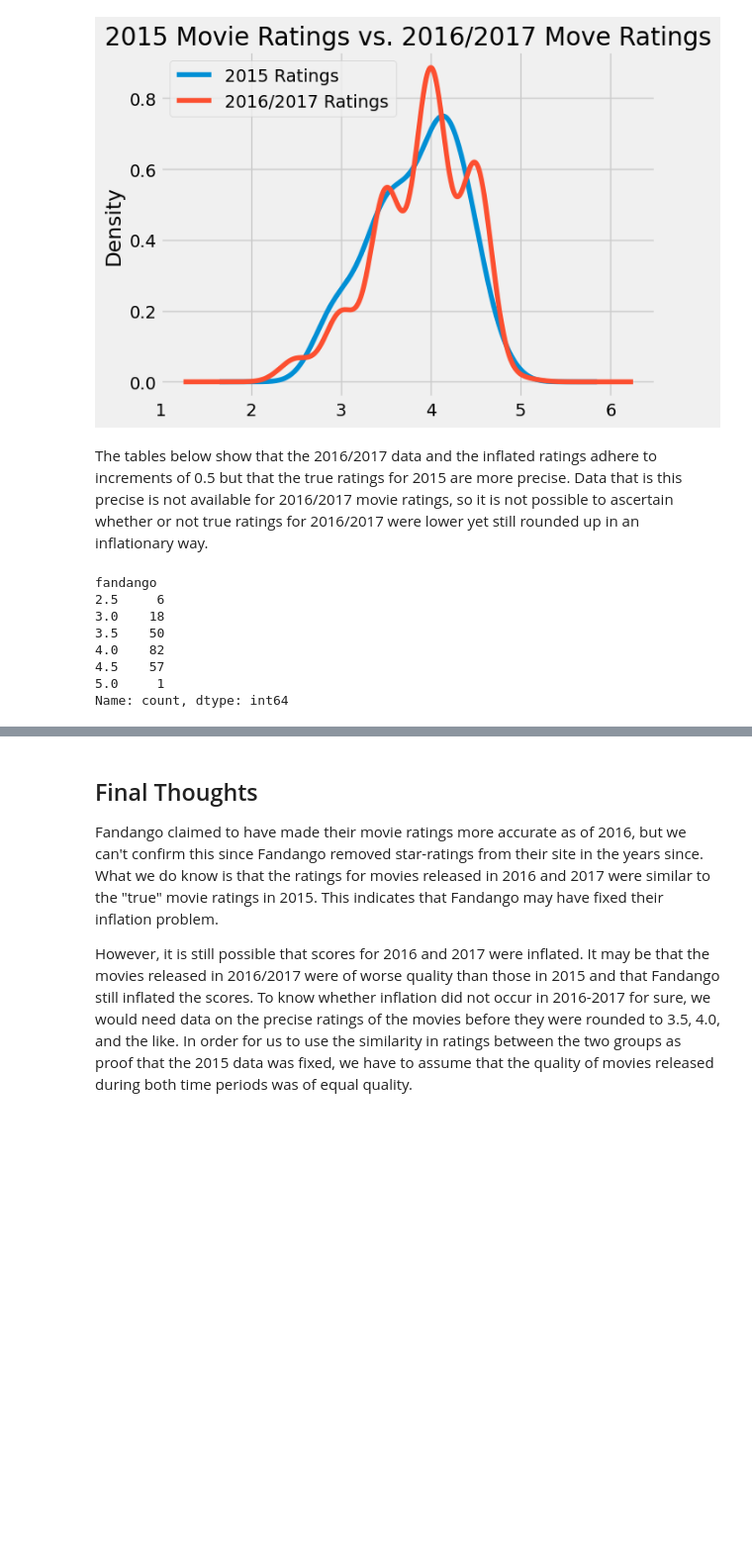
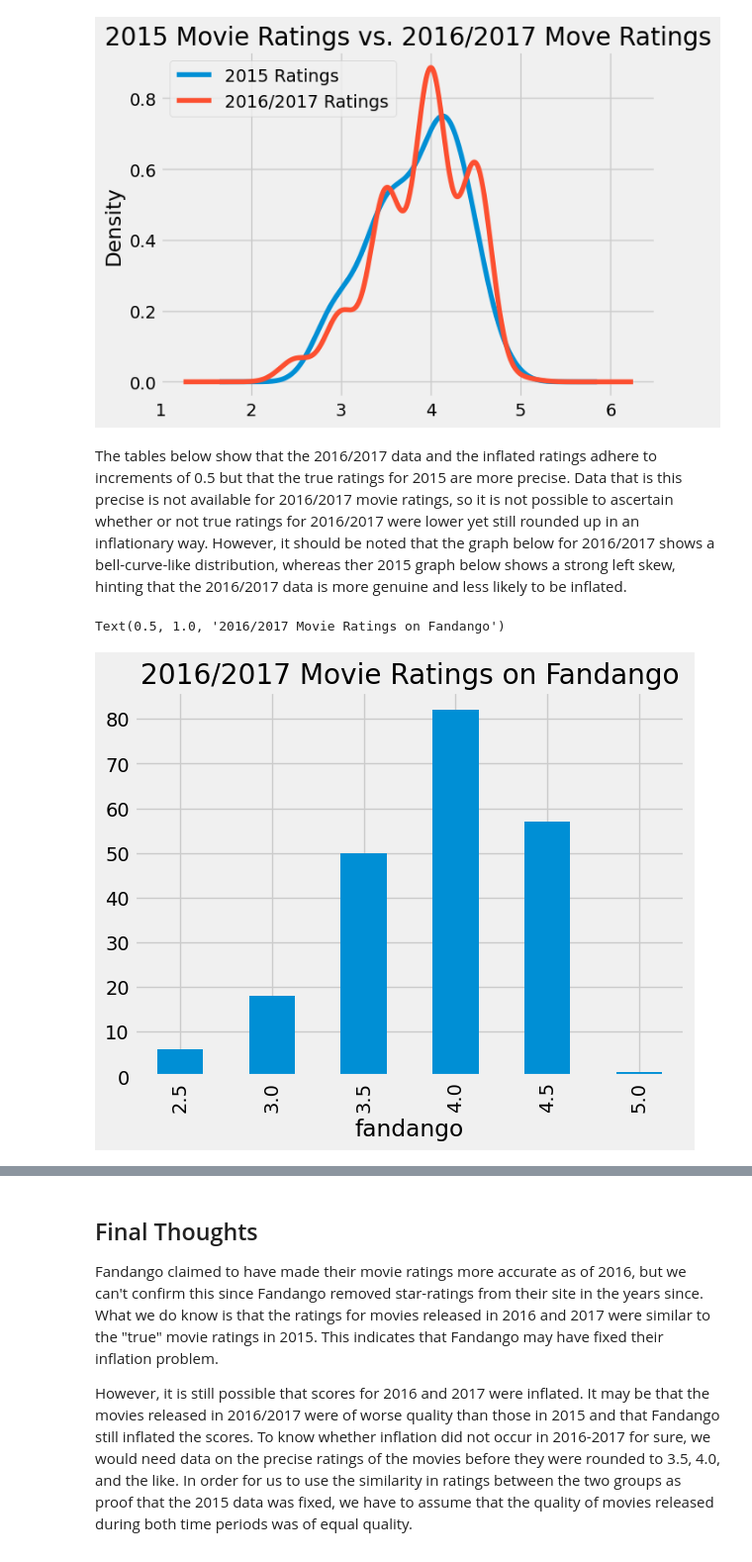
Before and after one commit to aero-man/fandango-movie-ratings, a Jupyter notebook: Fandango_Movie_Rating_Inflation.ipynb, the cells around one changed output, grey strips where cells are left out. Shown at 99% size. Saved outputs shown, nothing was run; the diff lists cells and outputs as text; code cells hidden in the pictures; blank space fills up the shorter version.

Commit message:
More graphs, clarification in docs

```diff
--- a/Fandango_Movie_Rating_Inflation.ipynb
+++ b/Fandango_Movie_Rating_Inflation.ipynb
@@ -64,7 +64,7 @@ After FiveThirtyEight published their findings that Fandango was inflating score
 
 An analysis on movie rating data from 2016 and 2017 shows that **they likely did**.
 # %%
-fandango_2016 = pd.read_csv('fandango_movie_ratings/movie_ratings_16_17.csv')
+fandango_2016 = pd.read_csv('data/movie_ratings_16_17.csv')
 # %% [markdown]
 Comparing 2015 movie ratings to 2016/2017 movie ratings, we see that **the scores are overall lower in 2016/2017**. What's more is that they're lower by about 0.5, the **same amount of bias** that we saw in 2015's inflated scores.
 # %%
@@ -86,16 +86,11 @@ plt.title('2015 Movie Ratings vs. 2016/2017 Move Ratings')
 Text(0.5, 1.0, '2015 Movie Ratings vs. 2016/2017 Move Ratings')
 [figure]
 # %% [markdown]
-The tables below show that the 2016/2017 data and the inflated ratings adhere to increments of 0.5 but that the true ratings for 2015 are more precise. Data that is this precise is not available for 2016/2017 movie ratings, so it is not possible to ascertain whether or not true ratings for 2016/2017 were lower yet still rounded up in an inflationary way.
+The tables below show that the 2016/2017 data and the inflated ratings adhere to increments of 0.5 but that the true ratings for 2015 are more precise. Data that is this precise is not available for 2016/2017 movie ratings, so it is not possible to ascertain whether or not true ratings for 2016/2017 were lower yet still rounded up in an inflationary way. However, it should be noted that the graph below for 2016/2017 shows a bell-curve-like distribution, whereas ther 2015 graph below shows a strong left skew, hinting that the 2016/2017 data is more genuine and less likely to be inflated.
 # %%
-fandango_2016['fandango'].value_counts().sort_index()
+fandango_2016['fandango'].value_counts().sort_index().plot.bar()
+plt.title('2016/2017 Movie Ratings on Fandango')
 # %% [output]
-fandango
-2.5     6
-3.0    18
-3.5    50
-4.0    82
-4.5    57
-5.0     1
-Name: count, dtype: int64
+Text(0.5, 1.0, '2016/2017 Movie Ratings on Fandango')
+[figure, added]
 # %%
```
Also changed, not shown: parts of 3 cells of this notebook.
